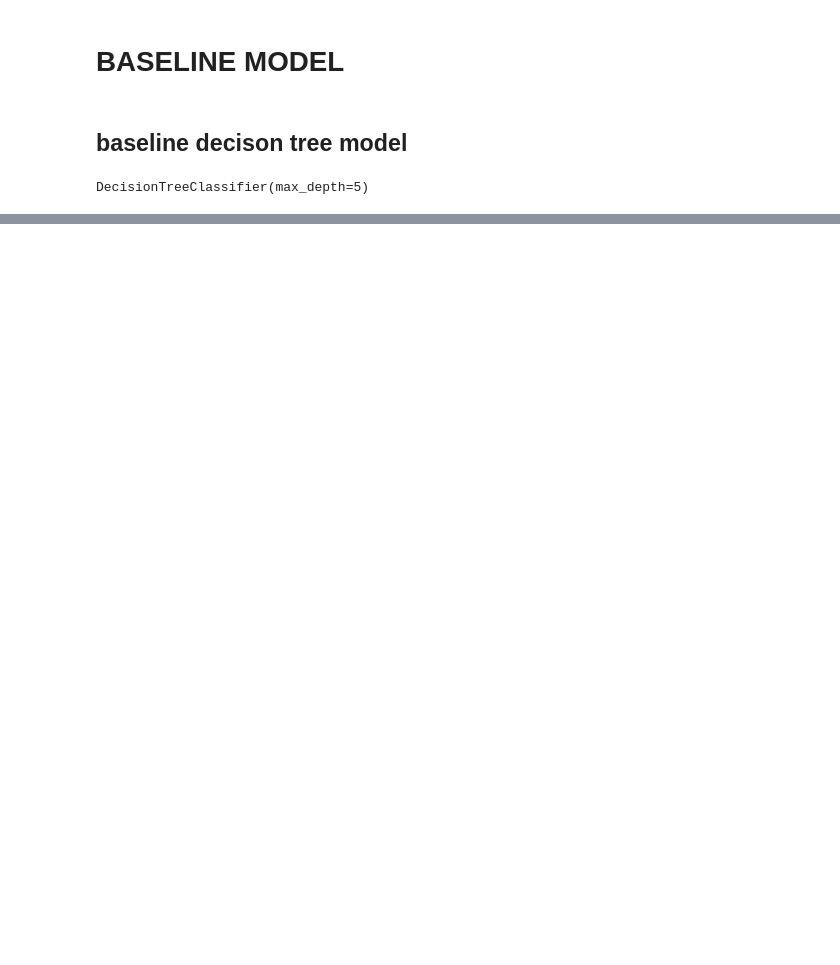
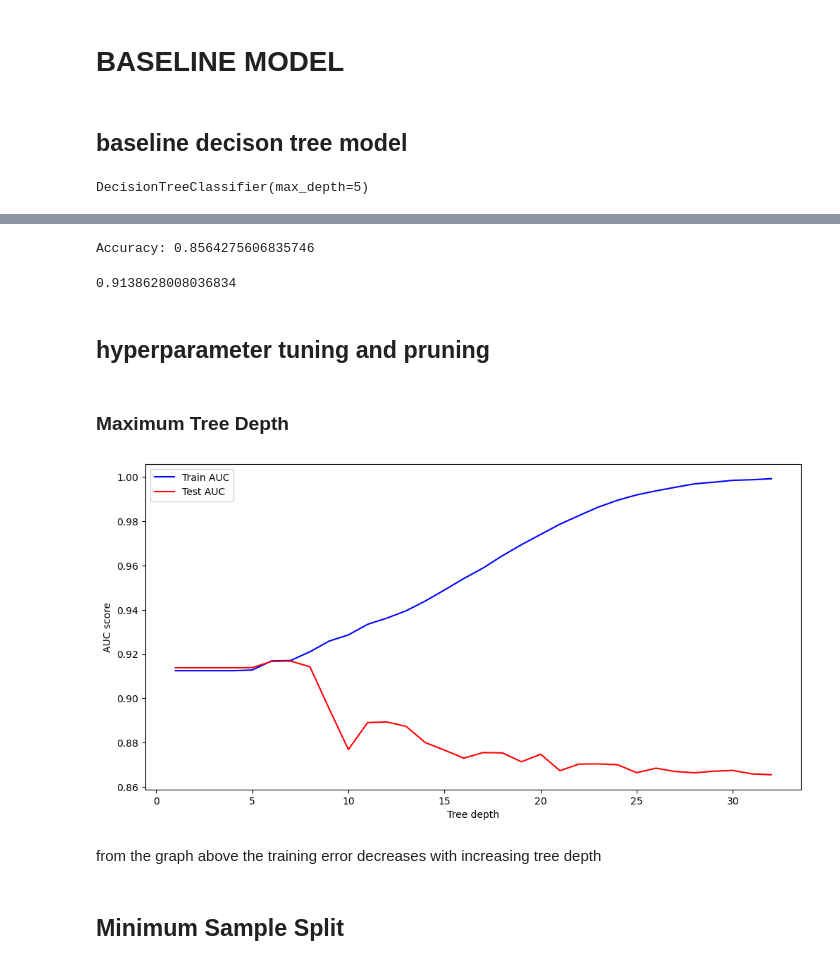
Before and after one commit to gibwanjau0/Chicago-Car-Crash-Project, a Jupyter notebook: CHICAGO CAR CRASHES PREJECT.ipynb, the cells around one changed output, grey strips where cells are left out. Saved outputs shown, nothing was run; the diff lists cells and outputs as text; code cells hidden in the pictures; blank space fills up the shorter version.

```diff
--- a/CHICAGO CAR CRASHES PREJECT.ipynb
+++ b/CHICAGO CAR CRASHES PREJECT.ipynb
@@ -693,0 +973,4 @@ X_oversampled, y_oversampled = sm.fit_resample(X_test, y_test)
+# %%
+# Apply SMOTE to the training set
+smote = SMOTE(sampling_strategy='minority', random_state=0)
+X_train, y_train = smote.fit_resample(X_train, y_train)
@@ -728,6 +1051,6 @@ X_train.sum()
 ## baseline decison tree model
 # %%
 tree_clf = DecisionTreeClassifier(criterion='gini', max_depth=5)
-tree_clf.fit(X_oversampled, y_oversampled)
+tree_clf.fit(X_train, y_train)
 # %% [output]
 DecisionTreeClassifier(max_depth=5)
@@ -871,12 +1056,0 @@ plt.show()
-# %%
-# Train a classifier with optimal values identified above
-dt = DecisionTreeClassifier(criterion='entropy',
-                           max_depth=8,
-                           min_samples_split=0.2,
-                           min_samples_leaf=0.4,
-                           random_state=42)
-dt.fit(X_oversampled, y_oversampled)
-y_pred = dt.predict(X_test)
-false_positive_rate, true_positive_rate, thresholds = roc_curve(y_test, y_pred)
-roc_auc = auc(false_positive_rate, true_positive_rate)
-roc_auc
@@ -1027,0 +1057,54 @@ AttributeError: 'KNeighborsClassifier' object has no attribute 'decision_functio
+# %%
+#checking for the accuracy of our model
+#making a prediction
+y_pred = tree_clf.predict(X_test)
+#instsntiatiing accuracy
+accuracy = accuracy_score(y_test, y_pred)
+#print the accuracy
+print('Accuracy:', accuracy)
+# %% [output]
+Accuracy: 0.8564275606835746
+# %%
+from sklearn.metrics import roc_curve, auc
+# Check the AUC of predictions
+false_positive_rate, true_positive_rate, thresholds = roc_curve(y_test, y_pred)
+roc_auc = auc(false_positive_rate, true_positive_rate)
+roc_auc
+# %% [output]
+0.9138628008036834
+# %% [markdown]
+## hyperparameter tuning and pruning
+# %% [markdown]
+### Maximum Tree Depth
+# %%
+# Identify the optimal tree depth for given data
+max_depths = list(range(1, 33))
+train_results = []
+test_results = []
+for max_depth in max_depths:
+    dt = DecisionTreeClassifier(criterion='entropy', max_depth=max_depth, random_state=42)
+    dt.fit(X_train, y_train)
+    train_pred = dt.predict(X_train)
+    false_positive_rate, true_positive_rate, thresholds = roc_curve(y_train, train_pred)
+    roc_auc = auc(false_positive_rate, true_positive_rate)
+    # Add auc score to previous train results
+    train_results.append(roc_auc)
+    y_pred = dt.predict(X_test)
+    false_positive_rate, true_positive_rate, thresholds = roc_curve(y_test, y_pred)
+    roc_auc = auc(false_positive_rate, true_positive_rate)
+    # Add auc score to previous test results
+    test_results.append(roc_auc)
+
+plt.figure(figsize=(12,6))
+plt.plot(max_depths, train_results, 'b', label='Train AUC')
+plt.plot(max_depths, test_results, 'r', label='Test AUC')
+plt.ylabel('AUC score')
+plt.xlabel('Tree depth')
+plt.legend()
+plt.show()
+# %% [output]
+[figure, added]
+# %% [markdown]
+from the graph above the training error decreases with increasing tree depth
+# %% [markdown]
+## Minimum Sample Split
```
Also changed, not shown: parts of 118 cells of this notebook.
